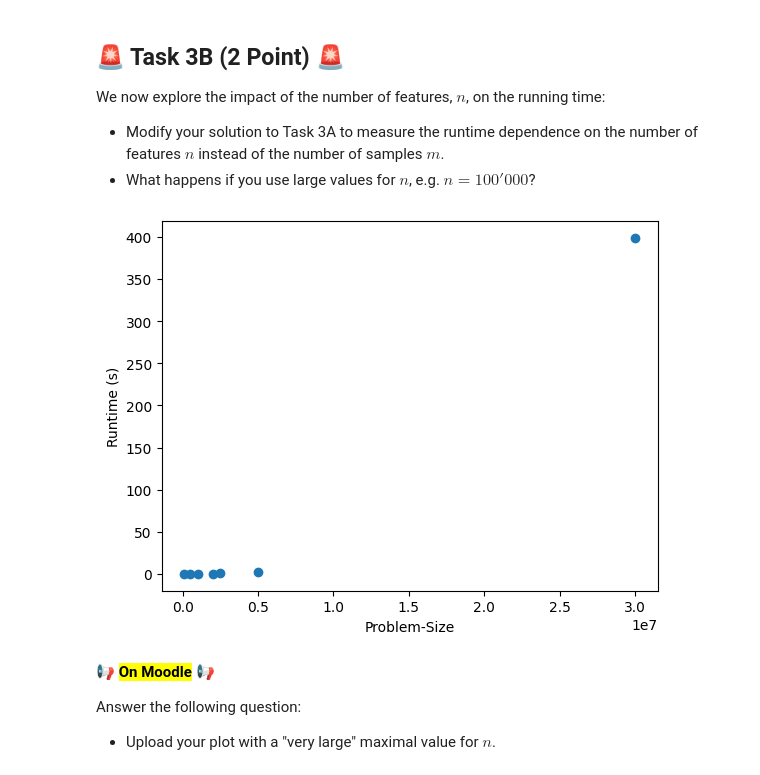
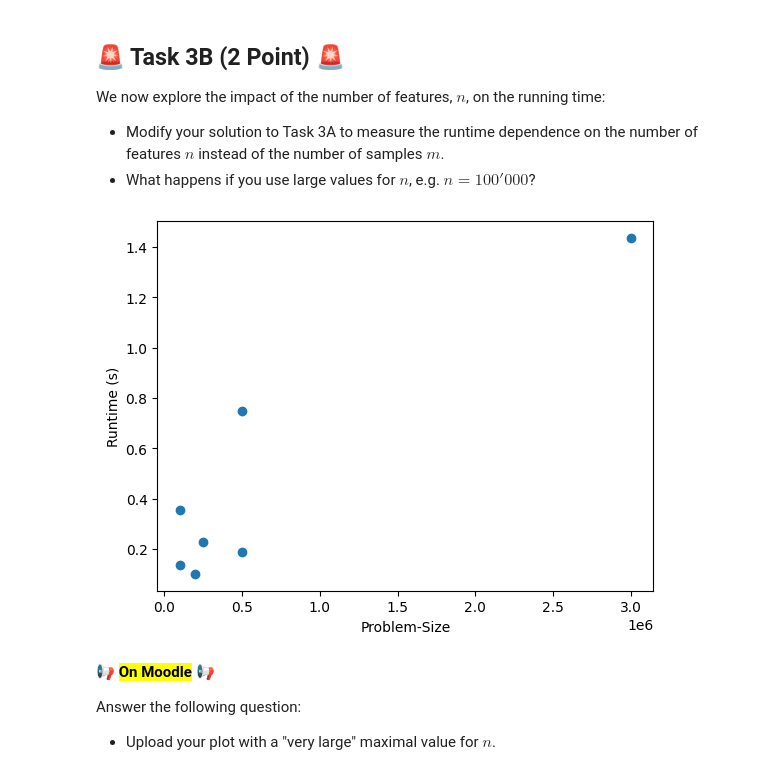
Before and after one commit to janneszuend/MLDM, a Jupyter notebook: Lab2/mldm-praktikum-2.ipynb, the cells around one changed output. Drawn from its saved outputs; the diff is of its cells as text; code cells hidden in the pictures.

```diff
--- a/Lab2/mldm-praktikum-2.ipynb
+++ b/Lab2/mldm-praktikum-2.ipynb
@@ -277,35 +277,35 @@ We now explore the impact of the number of features, $n$, on the running time:
 # %%
 # TODO
 import time
 sizes = []
 times = []
 m = 1000
 rng = np.random.default_rng(RANDOM_SEED)
 
-for n in [100, 500, 1000, 2000, 2500, 5000, 30000]:
+for n in [100, 500, 100, 200, 250, 500, 3000]:
   # TODO create a dataset with m samples and n dimensions, we provide a helper function for this!
   X, y = create_random_data(m, n)
 
   start_time = time.monotonic()
 
   # enter the code you want to time here
   theta = (np.linalg.inv(X.T @ X) @ X.T) @ y
   y_pred = X @ theta
 
   elapsed = time.monotonic() - start_time
 
   # TODO what is the input size of the problem
   problem_size = m*n
 
   sizes.append(problem_size)
   times.append(elapsed)
 
 plt.scatter(sizes, times)
 plt.xlabel('Problem-Size')
 plt.ylabel('Runtime (s)')
 plt.show()
 # %% [output]
-[figure, old version]
+[figure, new version]
 # %% [markdown]
 📢 **<mark>On Moodle</mark>** 📢
 
```
Also changed, not shown: parts of 5 cells of this notebook.
